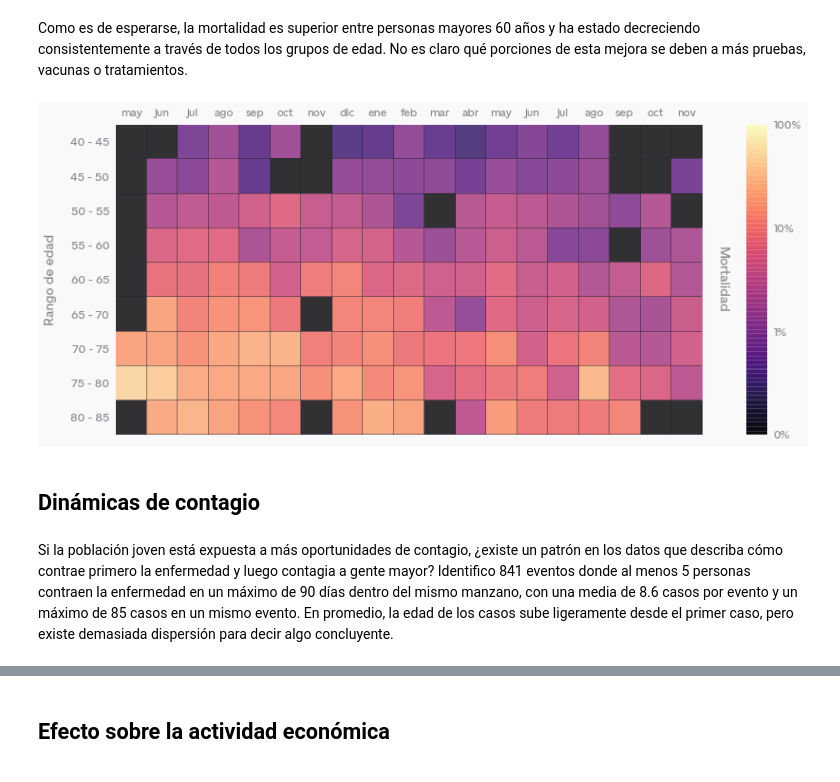
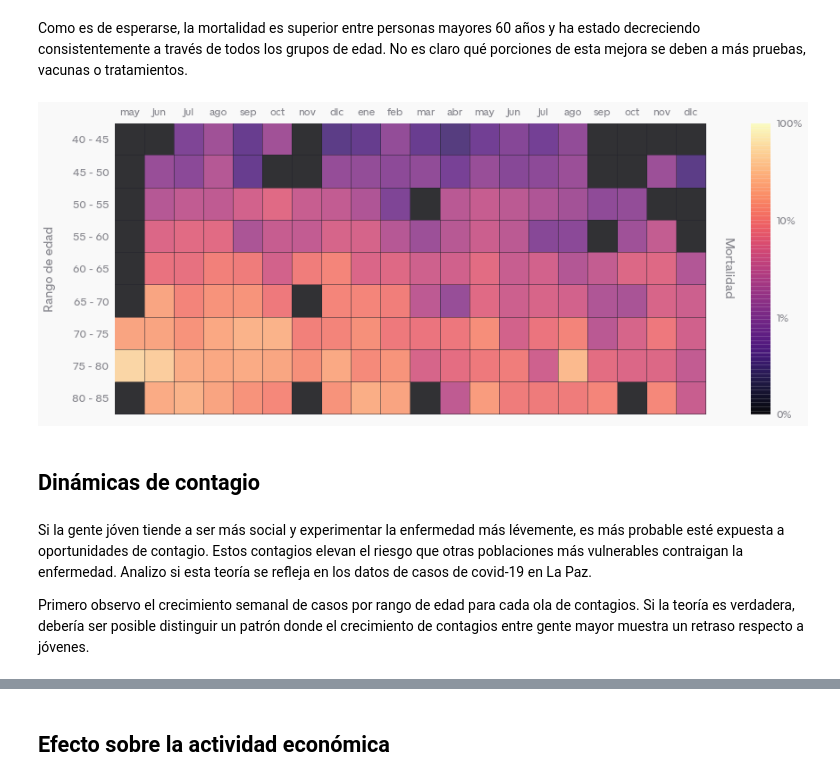
Before and after one commit to mauforonda/notas, a Jupyter notebook: covid19_en_lapaz.ipynb, the cells around one changed output, grey strips where cells are left out. Saved outputs shown, nothing was run; the diff lists cells and outputs as text; code cells hidden in the pictures.

Commit message:
Mejoras en el análisis de contagios de covid-19 por edad en La Paz

```diff
--- a/covid19_en_lapaz.ipynb
+++ b/covid19_en_lapaz.ipynb
@@ -20,7 +20,7 @@ plt.style.use('publish/estilo.mplstyle')
 Como es de esperarse, la mortalidad es superior entre personas mayores 60 años y ha estado decreciendo consistentemente a través de todos los grupos de edad. No es claro qué porciones de esta mejora se deben a más pruebas, vacunas o tratamientos.
 # %%
 def get_mortalidad(rango_size, freq):
-    df = pd.read_csv('data/covid_lapaz/2021-12-04.csv', parse_dates=['registro', 'reporte'])
+    df = pd.read_csv('data/covid_lapaz/2021-12-31.csv', parse_dates=['registro', 'reporte'])
     df = df[(df.edad.notna()) & (df.registro.notna())]
     df['rango_edad'] = pd.cut(df.edad, bins=list(range(0,120, rango_size))).apply(lambda x: x.left)
     df = df[df.registro > '2020-03-01'].groupby([pd.Grouper(key='registro', freq=freq, label='right'), 'rango_edad']).caso.value_counts().reset_index(name='count').pivot_table(index=['registro', 'rango_edad'], columns='caso', values='count').reset_index().fillna(0)
@@ -33,7 +33,7 @@ def plot_matrix(mortalidad, edad_min, edad_max, desde, hasta, rango_size):
     lincolor = '#88888f'
     dfi = mortalidad.loc[desde:hasta, edad_min:edad_max].replace(0,.001)
 
-    f, ax = plt.subplots(1,1,figsize=(14,6))
+    f, ax = plt.subplots(1,1,figsize=(15,6))
     im = ax.imshow(dfi.T, cmap='magma', aspect='auto', norm=colors.LogNorm(vmin=.001, vmax=1.), alpha=.8, zorder=1)
     ax.yaxis.set_major_locator(ticker.FixedLocator(list(range(len(dfi.columns)))))
     ax.yaxis.set_major_formatter(ticker.FixedFormatter(['{} - {}'.format(i, i + rango_size) for i in dfi.columns]))
@@ -57,10 +57,12 @@ def plot_matrix(mortalidad, edad_min, edad_max, desde, hasta, rango_size):
 # %%
 mortalidad = get_mortalidad(5, 'M')
 # %%
-plot_matrix(mortalidad, 40, 80, '2020-05-01', '2021-11-01', 5)
+plot_matrix(mortalidad, 40, 80, '2020-05-01', '2021-12-01', 5)
 # %% [output]
-[figure, old version]
+[figure, new version]
 # %% [markdown]
 ## Dinámicas de contagio
 # %% [markdown]
-Si la población joven está expuesta a más oportunidades de contagio, ¿existe un patrón en los datos que describa cómo contrae primero la enfermedad y luego contagia a gente mayor? Identifico 841 eventos donde al menos 5 personas contraen la enfermedad en un máximo de 90 días dentro del mismo manzano, con una media de 8.6 casos por evento y un máximo de 85 casos en un mismo evento. En promedio, la edad de los casos sube ligeramente desde el primer caso, pero existe demasiada dispersión para decir algo concluyente.
+Si la gente jóven tiende a ser más social y experimentar la enfermedad más lévemente, es más probable esté expuesta a oportunidades de contagio. Estos contagios elevan el riesgo que otras poblaciones más vulnerables contraigan la enfermedad. Analizo si esta teoría se refleja en los datos de casos de covid-19 en La Paz.
+
+Primero observo el crecimiento semanal de casos por rango de edad para cada ola de contagios. Si la teoría es verdadera, debería ser posible distinguir un patrón donde el crecimiento de contagios entre gente mayor muestra un retraso respecto a jóvenes.
```
Also changed, not shown: parts of 13 cells of this notebook, 1 other file.
